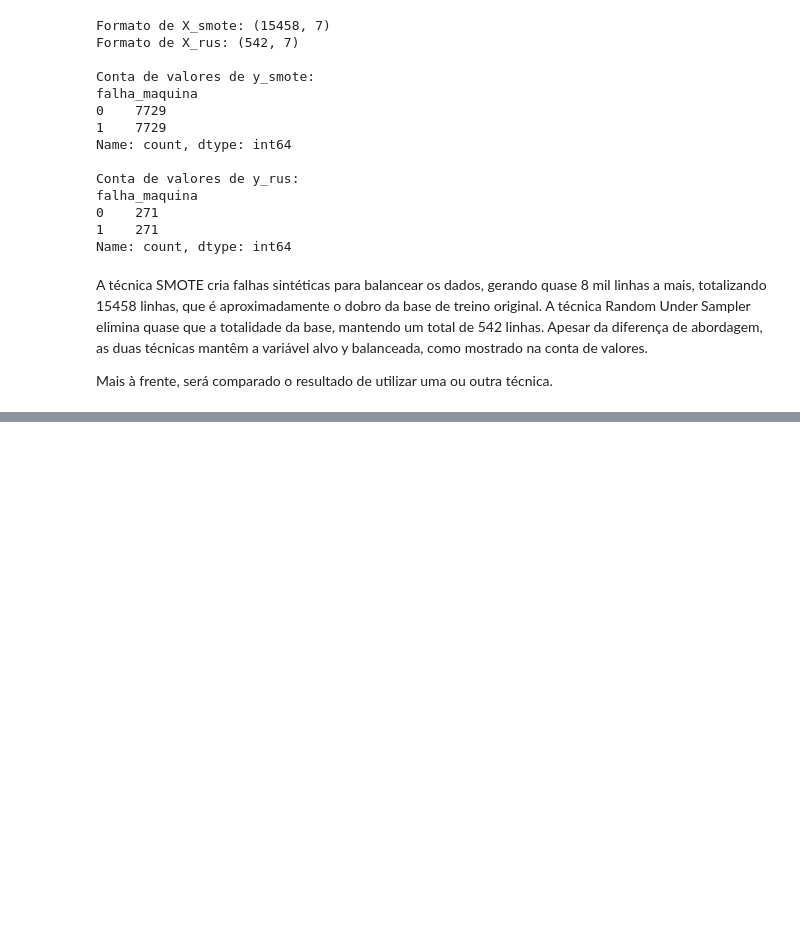
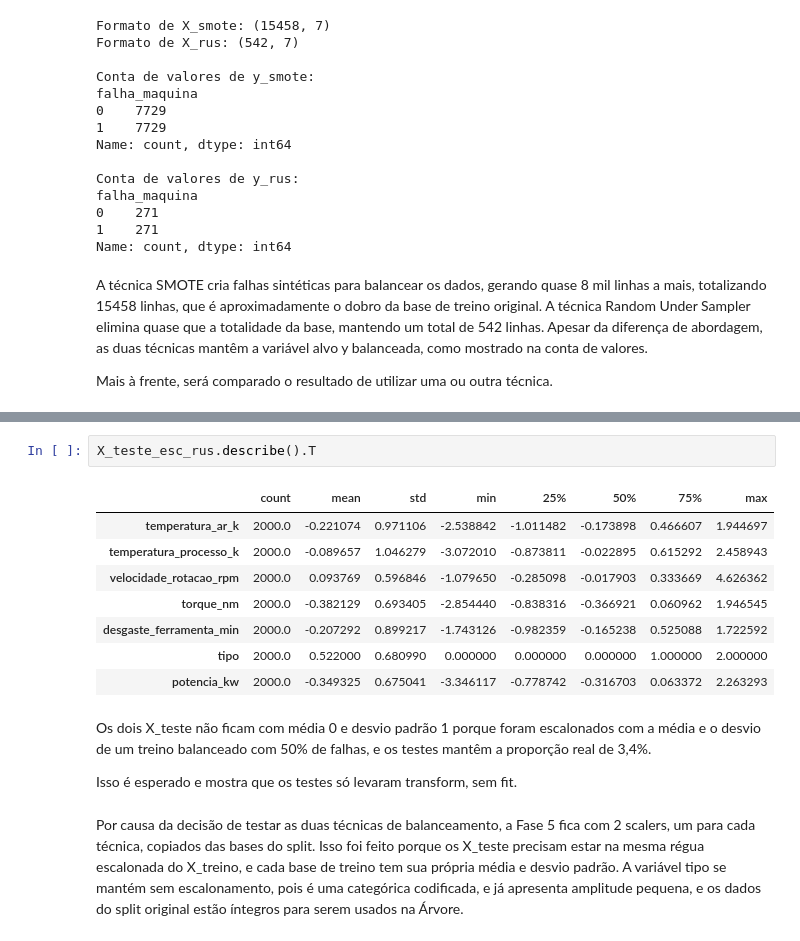
Before and after one commit to filipester/manutencao_preditiva, a Jupyter notebook: manutencao_preditiva.ipynb, the cells around one changed output, grey strips where cells are left out. Cells and saved outputs as stored; diff of their text form; blank space fills up the shorter version.

```diff
--- a/manutencao_preditiva.ipynb
+++ b/manutencao_preditiva.ipynb
@@ -419,0 +476,17 @@ Mais à frente, será comparado o resultado de utilizar uma ou outra técnica.
+# %%
+X_teste_esc_rus.describe().T
+# %% [output]
+|  | count | mean | std | min | 25% | 50% | 75% | max |
+| temperatura_ar_k | 2000.0 | -0.221074 | 0.971106 | -2.538842 | -1.011482 | -0.173898 | 0.466607 | 1.944697 |
+| temperatura_processo_k | 2000.0 | -0.089657 | 1.046279 | -3.072010 | -0.873811 | -0.022895 | 0.615292 | 2.458943 |
+| velocidade_rotacao_rpm | 2000.0 | 0.093769 | 0.596846 | -1.079650 | -0.285098 | -0.017903 | 0.333669 | 4.626362 |
+| torque_nm | 2000.0 | -0.382129 | 0.693405 | -2.854440 | -0.838316 | -0.366921 | 0.060962 | 1.946545 |
+| desgaste_ferramenta_min | 2000.0 | -0.207292 | 0.899217 | -1.743126 | -0.982359 | -0.165238 | 0.525088 | 1.722592 |
+| tipo | 2000.0 | 0.522000 | 0.680990 | 0.000000 | 0.000000 | 0.000000 | 1.000000 | 2.000000 |
+| potencia_kw | 2000.0 | -0.349325 | 0.675041 | -3.346117 | -0.778742 | -0.316703 | 0.063372 | 2.263293 |
+# %% [markdown]
+Os dois X_teste não ficam com média 0 e desvio padrão 1 porque foram escalonados com a média e o desvio de um treino balanceado com 50% de falhas, e os testes mantêm a proporção real de 3,4%.
+
+Isso é esperado e mostra que os testes só levaram transform, sem fit.
+# %% [markdown]
+Por causa da decisão de testar as duas técnicas de balanceamento, a Fase 5 fica com 2 scalers, um para cada técnica, copiados das bases do split. Isso foi feito porque os X_teste precisam estar na mesma régua escalonada do X_treino, e cada base de treino tem sua própria média e desvio padrão. A variável tipo se mantém sem escalonamento, pois é uma categórica codificada, e já apresenta amplitude pequena, e os dados do split original estão íntegros para serem usados na Árvore.
```
Also changed, not shown: parts of 10 cells of this notebook.
